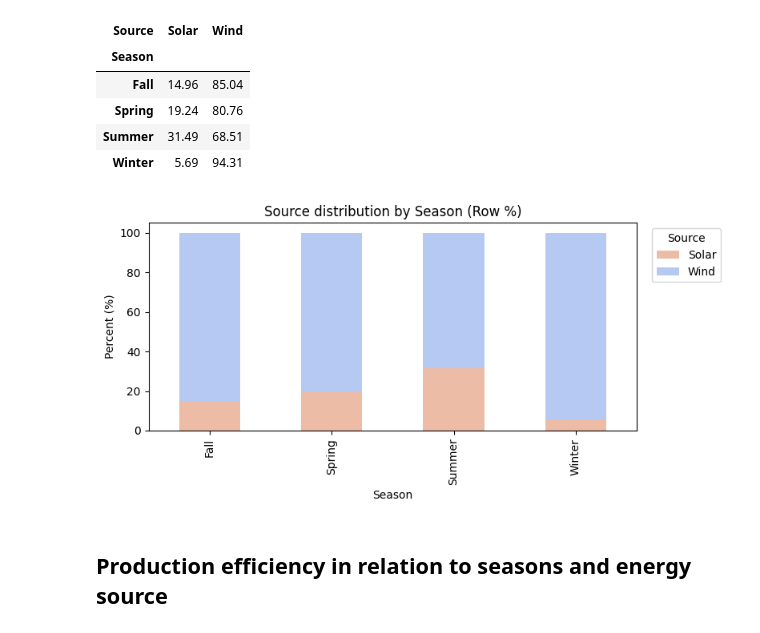
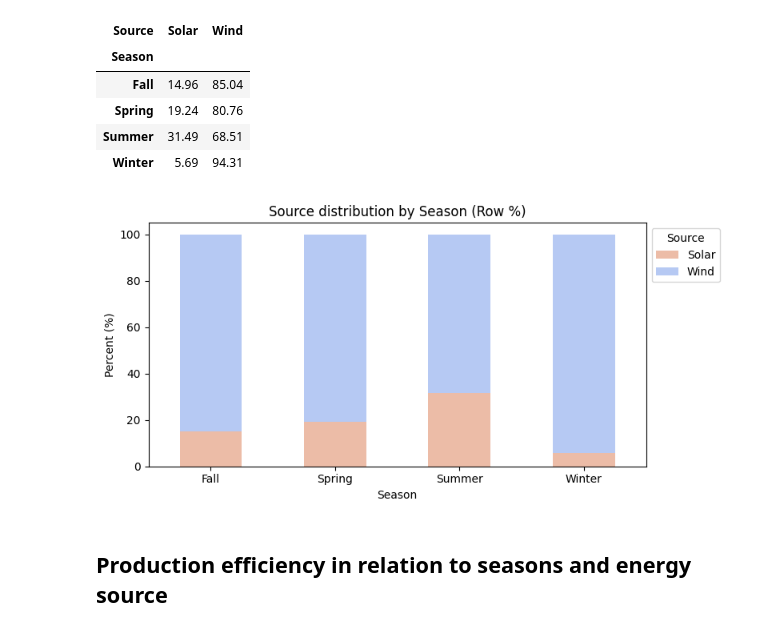
Before and after one commit to coffeedrunkpanda/project-2-eda-sql, a Jupyter notebook: eda-bivariate.ipynb, the cells around one changed output. Drawn from its saved outputs; the diff is of its cells as text; code cells hidden in the pictures.

Commit message:
Fix stacked graph

```diff
--- a/eda-bivariate.ipynb
+++ b/eda-bivariate.ipynb
@@ -57,24 +57,25 @@ display(crosstab_source_season_percent)
 # %%
 import matplotlib.pyplot as plt
 import seaborn.objects as so
 
 colors = ["#ecbca7", "#b6c9f3"]  # Wind, Solar
 
 ax = crosstab_source_season_percent.plot(
     kind="bar",
     stacked=True,
     figsize=(8,4),
     color=colors,
 )
 
 plt.title("Source distribution by Season (Row %)")
 plt.xlabel("Season")
 plt.ylabel("Percent (%)")
-plt.legend(title="Source", bbox_to_anchor=(1.02, 1), loc="upper left")
+plt.legend(title="Source", bbox_to_anchor=(1.0, 1), loc="upper left")
+plt.xticks(rotation=0, ha='center')
 plt.tight_layout()
 plt.show()
 # %% [output]
-[figure, old version]
+[figure, new version]
 # %% [markdown]
 ## Production efficiency in relation to seasons and energy source
 # %%
```
